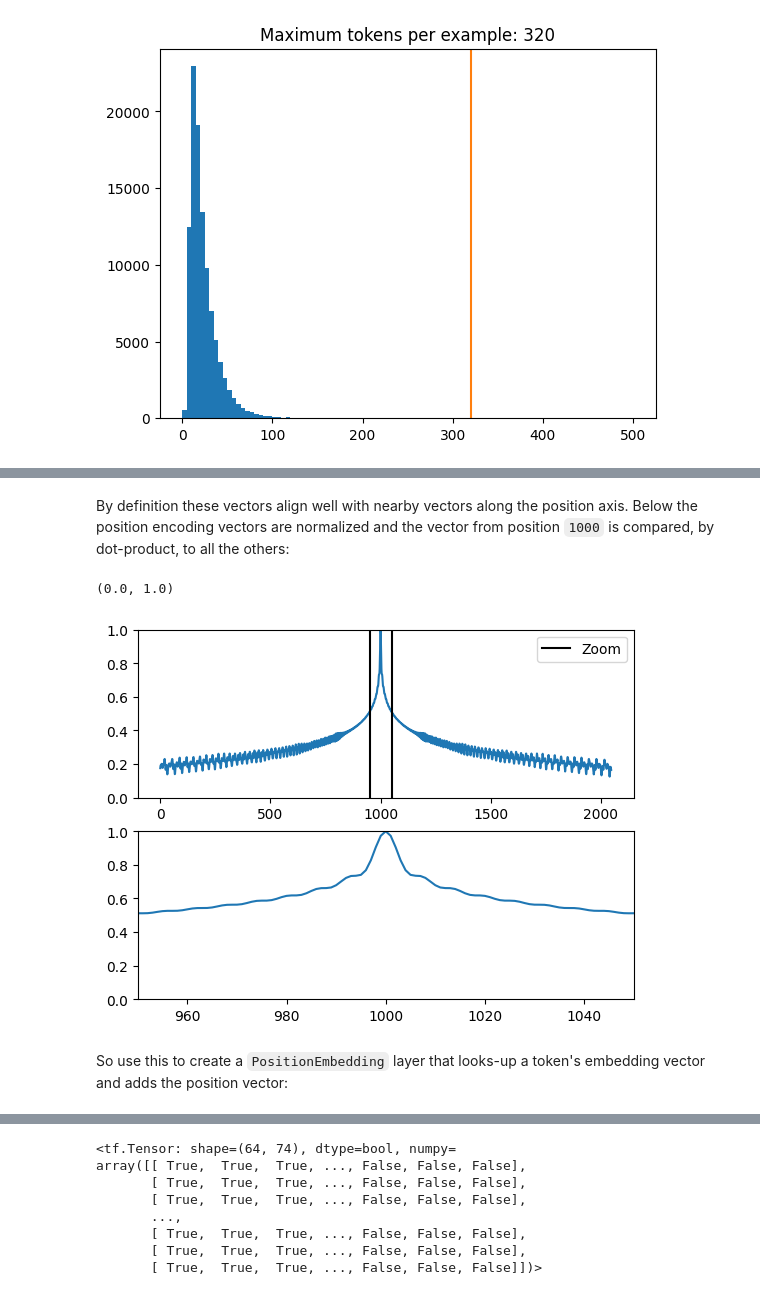
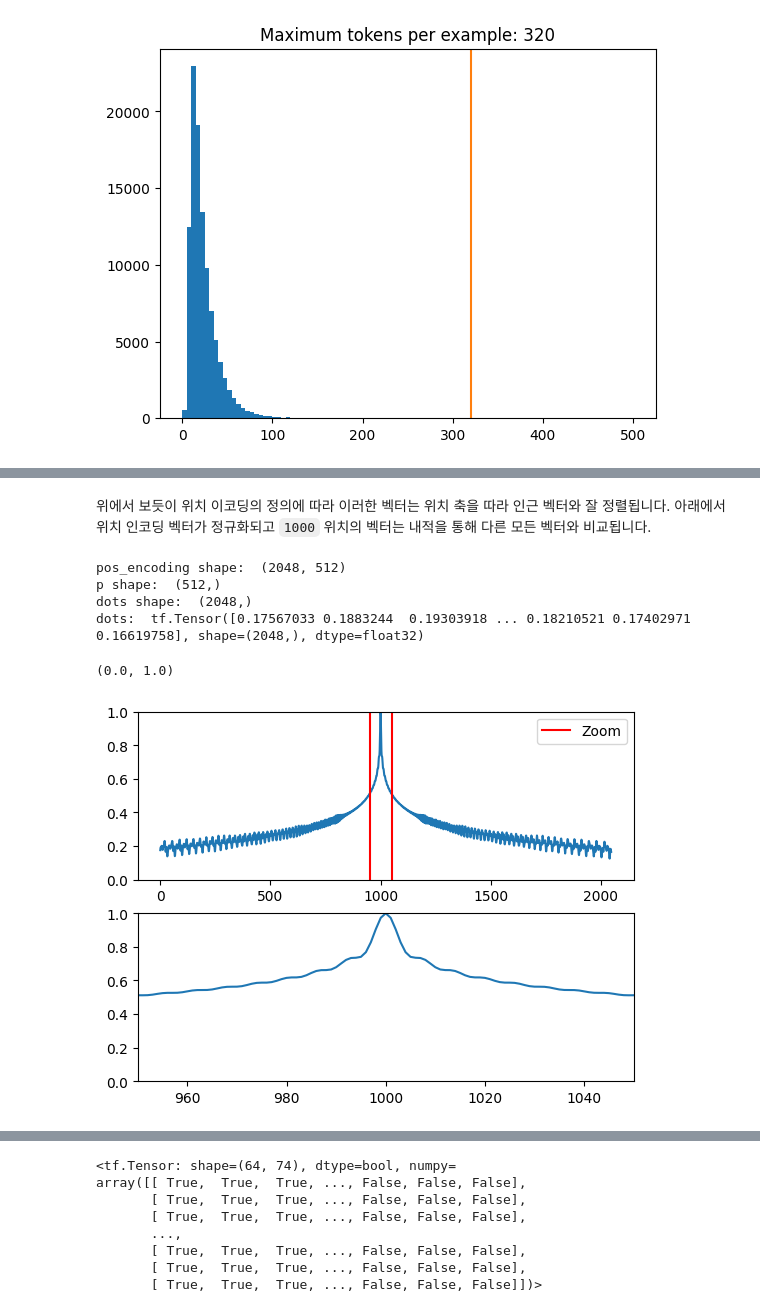
Before and after one commit to shkim4u/generative-ai-fundamentals, a Jupyter notebook: tutorials/transformer_ko_KR.ipynb, the cells around one changed output, grey strips where cells are left out. Drawn from its saved outputs; the diff is of its cells as text; code cells hidden in the pictures.

```diff
--- a/tutorials/transformer_ko_KR.ipynb
+++ b/tutorials/transformer_ko_KR.ipynb
@@ -522,24 +527,30 @@ plt.show()
 (2048, 512)
 [figure]
-# %% [markdown]
-By definition these vectors align well with nearby vectors along the position axis. Below the position encoding vectors are normalized and the vector from position `1000` is compared, by dot-product, to all the others:
+# %% [markdown]
+위에서 보듯이 위치 이코딩의 정의에 따라 이러한 벡터는 위치 축을 따라 인근 벡터와 잘 정렬됩니다. 아래에서 위치 인코딩 벡터가 정규화되고 `1000` 위치의 벡터는 내적을 통해 다른 모든 벡터와 비교됩니다.
 # %%
 #@title
 pos_encoding/=tf.norm(pos_encoding, axis=1, keepdims=True)
+print("pos_encoding shape: ", pos_encoding.shape)
 p = pos_encoding[1000]
-dots = tf.einsum('pd,d -> p', pos_encoding, p)
+print("p shape: ", p.shape)
+dots = tf.einsum('pd,d -> p', pos_encoding, p)  # Dot Product (Cosine Similarity) with respect to 1000th embedding.
+print("dots shape: ", dots.shape)
+print("dots: ", dots)
 plt.subplot(2,1,1)
 plt.plot(dots)
 plt.ylim([0,1])
 plt.plot([950, 950, float('nan'), 1050, 1050],
-         [0,1,float('nan'),0,1], color='k', label='Zoom')
+         [0,1,float('nan'),0,1], color='r', label='Zoom')
 plt.legend()
 plt.subplot(2,1,2)
 plt.plot(dots)
 plt.xlim([950, 1050])
 plt.ylim([0,1])
 # %% [output]
-(0.0, 1.0)
+pos_encoding shape:  (2048, 512)
+p shape:  (512,)
+dots shape:  (2048,)
+dots:  tf.Tensor([0.17567033 0.1883244  0.19303918 ... 0.18210521 0.17402971 0.16619758], shape=(2048,), dtype=float32)
+(0.0, 1.0)
-[figure, old version]
+[figure, new version]
-# %% [markdown]
-So use this to create a `PositionEmbedding` layer that looks-up a token's embedding vector and adds the position vector:
```
Also changed, not shown: parts of 290 cells of this notebook, 9 other files.
